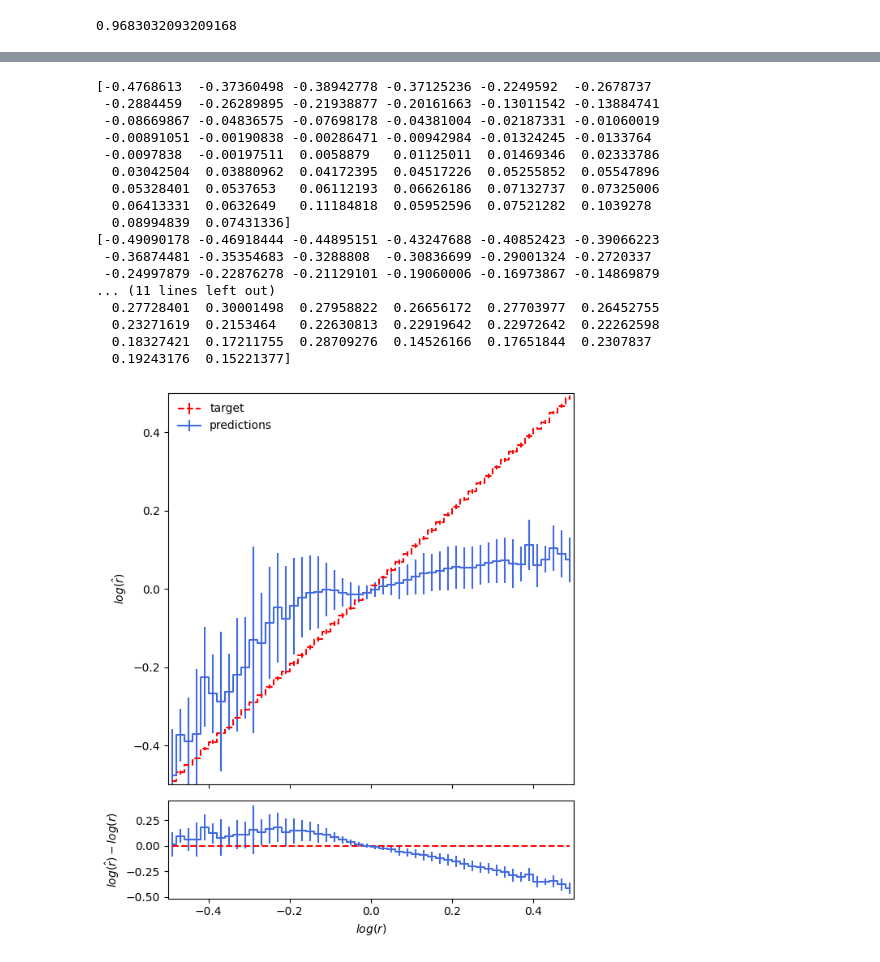
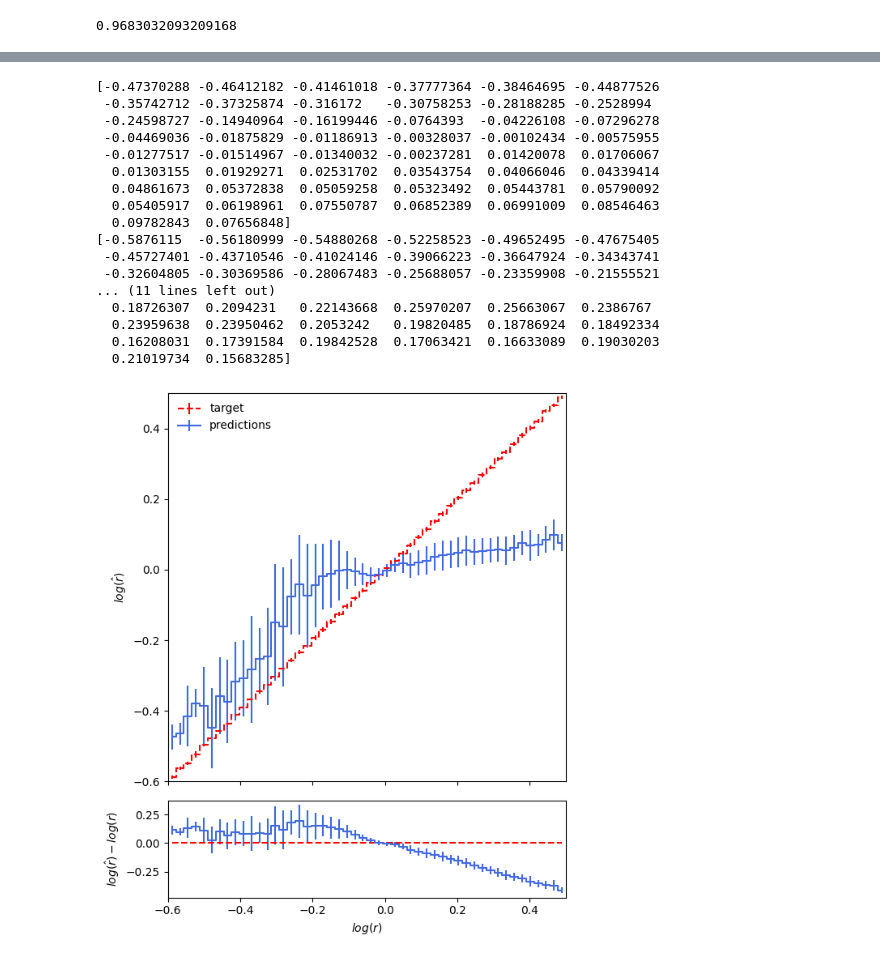
Before and after one commit to hep-cce/nsbi4hep, a Jupyter notebook: notebooks/plot-alice-outputs.ipynb, the cells around one changed output, grey strips where cells are left out. Saved outputs shown, nothing was run; the diff lists cells and outputs as text; code cells hidden in the pictures.

```diff
--- a/notebooks/plot-alice-outputs.ipynb
+++ b/notebooks/plot-alice-outputs.ipynb
@@ -20,13 +17,13 @@ import hist
 import torch
 from lightning import Trainer
 # %%
-OUTPUT_DIR = '../jobs/alice/refactor-four-SBI-vs-BKG'
+OUTPUT_DIR = '../jobs/alice/refactor-five-SBI-BKG-angles+stuff'
 SCALER_FILE_X = 'scaler.pkl'
 SCALER_FILE_Y = None
 CHECKPOINT_DIR = 'checkpoints'
 SAMPLE_DIR = '../..'
 
-EPOCH = 63
+EPOCH = 41
 VAL_LOSS = 0.69
 VERSION = 0
 
@@ -40,7 +37,14 @@ COMPONENT_FILE = msq.Component.SBI
 
 SAMPLE_SIZE = 150000
 
-FEATURES=['cth_star', 'cth_1', 'cth_2', 'phi_1', 'phi', 'Z1_mass', 'Z2_mass', '4l_mass', '4l_rapidity']
+
+#FEATURES=['Z1_mass', 'Z2_mass', '4l_mass']
+FEATURES=['l1_px', 'l1_py', 'l1_pz', 'l1_E',
+          'l2_px', 'l2_py', 'l2_pz', 'l2_E',
+          'l3_px', 'l3_py', 'l3_pz', 'l3_E',
+          'l4_px', 'l4_py', 'l4_pz', 'l4_E']
+
+FEATURES=['cth_star', 'cth_1', 'cth_2', 'phi_1', 'phi', 'Z1_mass', 'Z1_pt', 'Z2_mass', 'Z2_pt', '4l_mass', '4l_energy', '4l_rapidity']
 
 BATCH_SIZE = 256
 SEED = 42
@@ -243,15 +256,18 @@ plt.show()
 # %%
 BINS=50
 
-bounds = [-0.5,0.5]
+bounds = [-0.6,0.5]
 
 step_size = (bounds[1]-bounds[0])/BINS
 
-binned_pred = [np.log(ratios_val_pred[np.where((np.log(ratios_val_target)>=i*step_size+bounds[0])&(np.log(ratios_val_target)<(i+1)*step_size+bounds[0]))]) for i in range(BINS)]
+p = np.log(ratios_val_pred)
+t = np.log(ratios_val_target)
+
+binned_pred = [p[np.where((t>=i*step_size+bounds[0])&(t<(i+1)*step_size+bounds[0]))] for i in range(BINS)]
 average_preds = np.array([np.mean(el) for el in binned_pred])
 std_dev_preds = np.array([np.std(el) for el in binned_pred])
 
-binned_target = [np.log(ratios_val_target[np.where((np.log(ratios_val_target)>=i*step_size+bounds[0])&(np.log(ratios_val_target)<(i+1)*step_size+bounds[0]))]) for i in range(BINS)]
+binned_target = [t[np.where((t>=i*step_size+bounds[0])&(t<(i+1)*step_size+bounds[0]))] for i in range(BINS)]
 average_targets = np.array([np.mean(el) for el in binned_target])
 std_dev_targets = np.array([np.std(el) for el in binned_target])
 
@@ -259,50 +275,50 @@ centers = [(i+1/2)*step_size+bounds[0] for i in range(BINS)]
 
 fig, (ax1, ax2) = plt.subplots(2,1, gridspec_kw={'height_ratios': [4, 1]}, figsize=(6,7))
 
 ax1.set_xticklabels([])
 
 ax1.errorbar(centers, average_targets, yerr=std_dev_targets, drawstyle='steps-mid', color='red', linestyle='--', label='target')
 ax1.errorbar(centers, average_preds, yerr=std_dev_preds, drawstyle='steps-mid', color='royalblue', label='predictions')
 
 ax1.set_xlim(*bounds)
 ax1.set_ylim(*bounds)
 ax1.set_ylabel('$log(\hat{r})$')
 
 ax1.legend(frameon=False)
 
 print(average_preds)
 print(average_targets)
 print(average_preds/average_targets)
 
 ax2.errorbar(centers, average_targets-average_targets, drawstyle='steps-mid', color='red', linestyle='--', label='target')
 ax2.errorbar(centers, average_preds-average_targets, yerr=(std_dev_preds**2 + std_dev_targets**2)**(1/2), drawstyle='steps-mid', color='royalblue', label='predictions')
 
 ax2.set_xlim(*bounds)
 ax2.set_xlabel('$log(r)$')
 ax2.set_ylabel('$log(\hat{r}) - log(r)$')
 
 plt.tight_layout()
 
 plt.show()
 # %% [output]
-[-0.4768613  -0.37360498 -0.38942778 -0.37125236 -0.2249592  -0.2678737
- -0.2884459  -0.26289895 -0.21938877 -0.20161663 -0.13011542 -0.13884741
- -0.08669867 -0.04836575 -0.07698178 -0.04381004 -0.02187331 -0.01060019
- -0.00891051 -0.00190838 -0.00286471 -0.00942984 -0.01324245 -0.0133764
- -0.0097838  -0.00197511  0.0058879   0.01125011  0.01469346  0.02333786
-  0.03042504  0.03880962  0.04172395  0.04517226  0.05255852  0.05547896
-  0.05328401  0.0537653   0.06112193  0.06626186  0.07132737  0.07325006
-  0.06413331  0.0632649   0.11184818  0.05952596  0.07521282  0.1039278
-  0.08994839  0.07431336]
-[-0.49090178 -0.46918444 -0.44895151 -0.43247688 -0.40852423 -0.39066223
- -0.36874481 -0.35354683 -0.3288808  -0.30836699 -0.29001324 -0.2720337
- -0.24997879 -0.22876278 -0.21129101 -0.19060006 -0.16973867 -0.14869879
+[-0.47370288 -0.46412182 -0.41461018 -0.37777364 -0.38464695 -0.44877526
+ -0.35742712 -0.37325874 -0.316172   -0.30758253 -0.28188285 -0.2528994
+ -0.24598727 -0.14940964 -0.16199446 -0.0764393  -0.04226108 -0.07296278
+ -0.04469036 -0.01875829 -0.01186913 -0.00328037 -0.00102434 -0.00575955
+ -0.01277517 -0.01514967 -0.01340032 -0.00237281  0.01420078  0.01706067
+  0.01303155  0.01929271  0.02531702  0.03543754  0.04066046  0.04339414
+  0.04861673  0.05372838  0.05059258  0.05323492  0.05443781  0.05790092
+  0.05405917  0.06198961  0.07550787  0.06852389  0.06991009  0.08546463
+  0.09782843  0.07656848]
+[-0.5876115  -0.56180999 -0.54880268 -0.52258523 -0.49652495 -0.47675405
+ -0.45727401 -0.43710546 -0.41024146 -0.39066223 -0.36647924 -0.34343741
+ -0.32604805 -0.30369586 -0.28067483 -0.25688057 -0.23359908 -0.21555521
 ... (11 lines left out)
-  0.27728401  0.30001498  0.27958822  0.26656172  0.27703977  0.26452755
-  0.23271619  0.2153464   0.22630813  0.22919642  0.22972642  0.22262598
-  0.18327421  0.17211755  0.28709276  0.14526166  0.17651844  0.2307837
-  0.19243176  0.15221377]
+  0.18726307  0.2094231   0.22143668  0.25970207  0.25663067  0.2386767
+  0.23959638  0.23950462  0.2053242   0.19820485  0.18786924  0.18492334
+  0.16208031  0.17391584  0.19842528  0.17063421  0.16633089  0.19030203
+  0.21019734  0.15683285]
-[figure, old version]
+[figure, new version]
 # %%
 BINS=100
 
```
Also changed, not shown: parts of 7 cells of this notebook.
